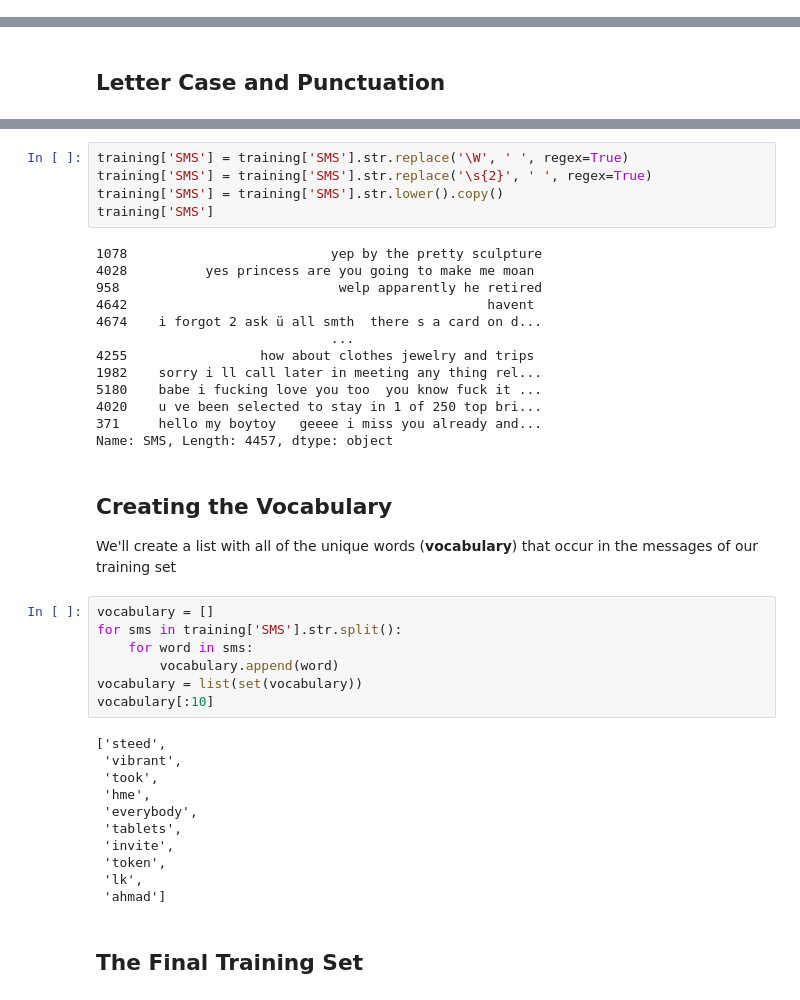
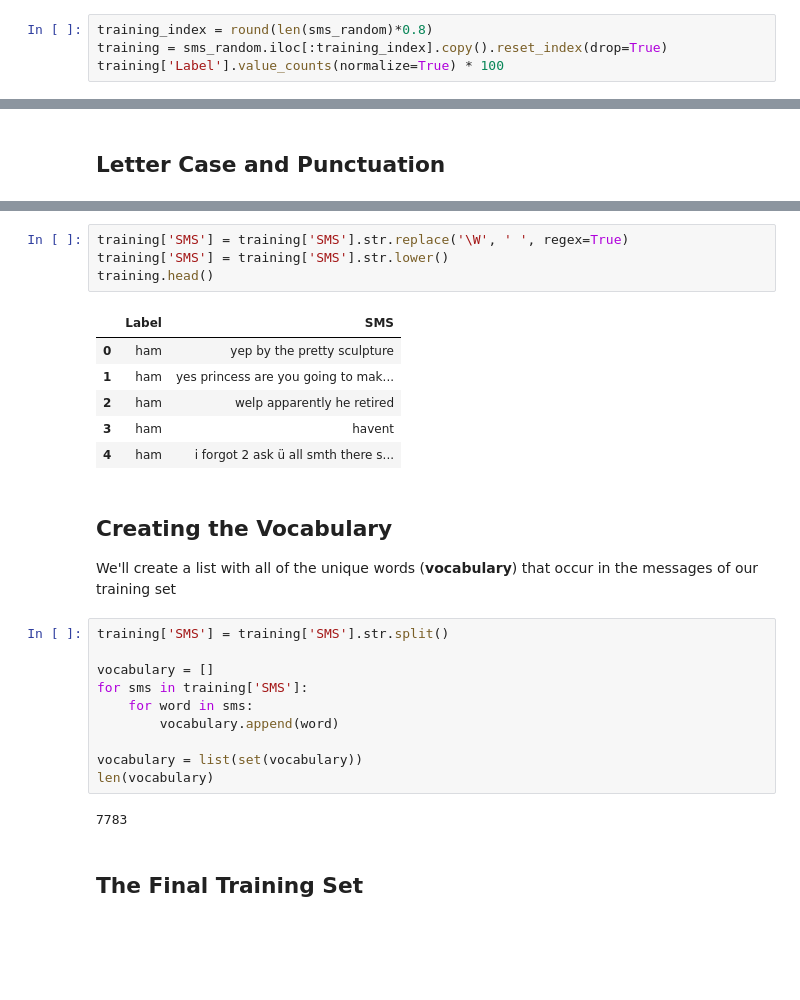
Before and after one commit to aguirredaniel/dataquest-projects, a Jupyter notebook: Building-a-spam-filter-with-naive-bayes/basic.ipynb, the cells around one changed output, grey strips where cells are left out. Saved outputs shown, nothing was run; the diff lists cells and outputs as text; blank space fills up the shorter version.

```diff
--- a/Building-a-spam-filter-with-naive-bayes/basic.ipynb
+++ b/Building-a-spam-filter-with-naive-bayes/basic.ipynb
@@ -49,0 +49,4 @@ size = sms_random.shape[0]
+# %%
+training_index = round(len(sms_random)*0.8)
+training = sms_random.iloc[:training_index].copy().reset_index(drop=True)
+training['Label'].value_counts(normalize=True) * 100
@@ -77,44 +75,31 @@ We'll start with:
 - Punctuation is not taken into account anymore.
 # %%
 training['SMS'] = training['SMS'].str.replace('\W', ' ', regex=True)
-training['SMS'] = training['SMS'].str.replace('\s{2}', ' ', regex=True)
-training['SMS'] = training['SMS'].str.lower().copy()
-training['SMS']
+training['SMS'] = training['SMS'].str.lower()
+training.head()
 # %% [output]
-1078                          yep by the pretty sculpture
-4028          yes princess are you going to make me moan
-958                            welp apparently he retired
-4642                                              havent
-4674    i forgot 2 ask ü all smth  there s a card on d...
-                              ...
-4255                 how about clothes jewelry and trips
-1982    sorry i ll call later in meeting any thing rel...
-5180    babe i fucking love you too  you know fuck it ...
-4020    u ve been selected to stay in 1 of 250 top bri...
-371     hello my boytoy   geeee i miss you already and...
-Name: SMS, Length: 4457, dtype: object
+|  | Label | SMS |
+| 0 | ham | yep by the pretty sculpture |
+| 1 | ham | yes princess are you going to mak... |
+| 2 | ham | welp apparently he retired |
+| 3 | ham | havent |
+| 4 | ham | i forgot 2 ask ü all smth there s... |
 # %% [markdown]
 ## Creating the Vocabulary
 
 We'll create a list with all of the unique words (**vocabulary**) that occur in the messages of our training set
 # %%
+training['SMS'] = training['SMS'].str.split()
+
 vocabulary = []
-for sms in training['SMS'].str.split():
+for sms in training['SMS']:
     for word in sms:
         vocabulary.append(word)
+
 vocabulary = list(set(vocabulary))
-vocabulary[:10]
+len(vocabulary)
 # %% [output]
-['steed',
- 'vibrant',
- 'took',
- 'hme',
- 'everybody',
- 'tablets',
- 'invite',
- 'token',
- 'lk',
- 'ahmad']
+7783
 # %% [markdown]
 ## The Final Training Set
 # %% [markdown]
```
Also changed, not shown: parts of 19 cells of this notebook, 1 other file.
